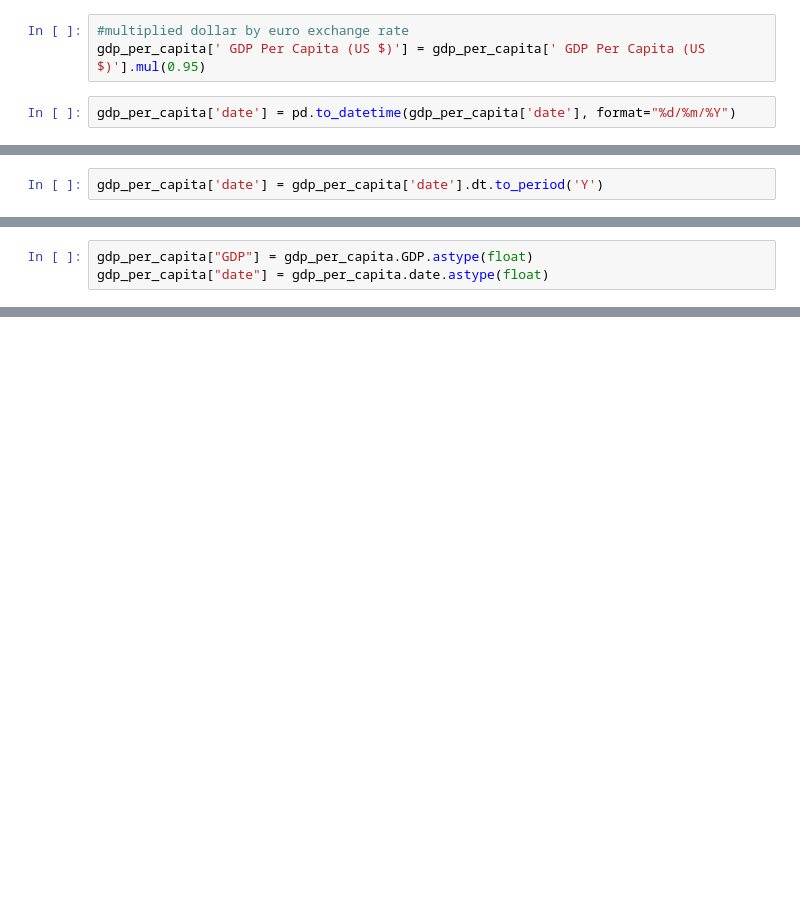
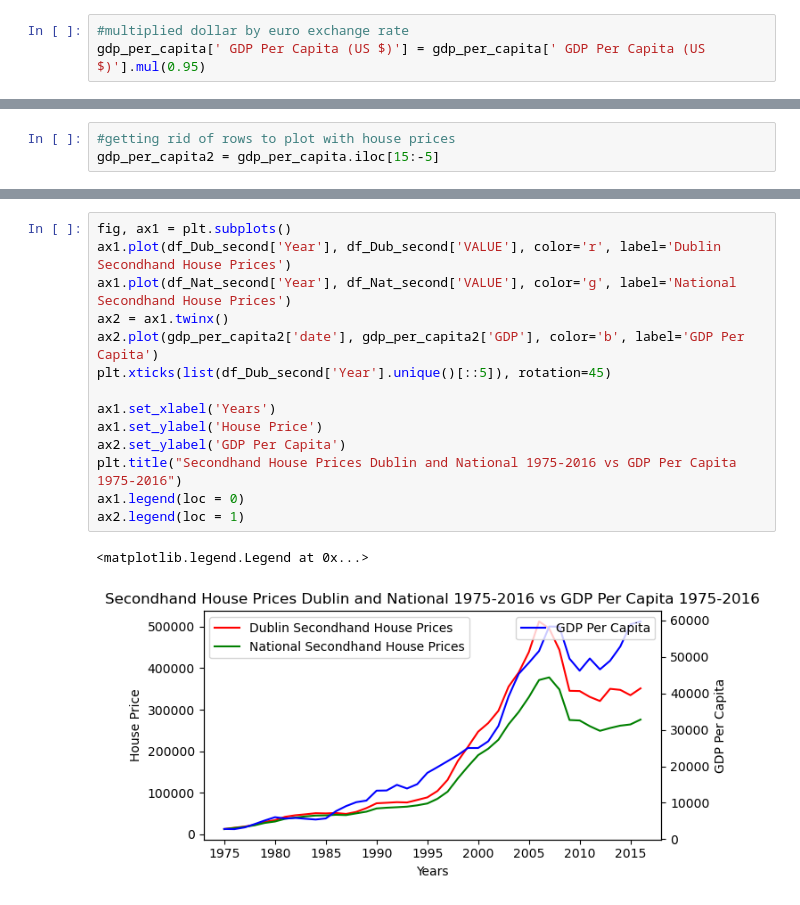
Before and after one commit to killiangriffin/UCDPA_KillianGriffin, a Jupyter notebook: experimental.ipynb, the cells around one changed output, grey strips where cells are left out. Cells and saved outputs as stored; diff of their text form; blank space fills up the shorter version.

```diff
--- a/experimental.ipynb
+++ b/experimental.ipynb
@@ -496,8 +366,6 @@ Name:  GDP Per Capita (US $), Length: 62, dtype: float64
 # %%
 #multiplied dollar by euro exchange rate
 gdp_per_capita[' GDP Per Capita (US $)'] = gdp_per_capita[' GDP Per Capita (US $)'].mul(0.95)
-# %%
-gdp_per_capita['date'] = pd.to_datetime(gdp_per_capita['date'], format="%d/%m/%Y")
 # %%
 print(gdp_per_capita['date'])
 # %% [output]
@@ -516,2 +383,0 @@ Name: date, Length: 62, dtype: datetime64[ns]
-# %%
-gdp_per_capita['date'] = gdp_per_capita['date'].dt.to_period('Y')
@@ -552,3 +383,0 @@ gdp_per_capita.rename(columns = {' GDP Per Capita (US $)':'GDP'}, inplace = True
-# %%
-gdp_per_capita["GDP"] = gdp_per_capita.GDP.astype(float)
-gdp_per_capita["date"] = gdp_per_capita.date.astype(float)
@@ -577,0 +521,3 @@ Text(0.5, 1.0, 'GDP Per Capita 1960-2021')
+# %%
+#getting rid of rows to plot with house prices
+gdp_per_capita2 = gdp_per_capita.iloc[15:-5]
@@ -577,0 +544,17 @@ Text(0.5, 1.0, 'GDP Per Capita 1960-2021')
+# %%
+fig, ax1 = plt.subplots()
+ax1.plot(df_Dub_second['Year'], df_Dub_second['VALUE'], color='r', label='Dublin Secondhand House Prices')
+ax1.plot(df_Nat_second['Year'], df_Nat_second['VALUE'], color='g', label='National Secondhand House Prices')
+ax2 = ax1.twinx()
+ax2.plot(gdp_per_capita2['date'], gdp_per_capita2['GDP'], color='b', label='GDP Per Capita')
+plt.xticks(list(df_Dub_second['Year'].unique()[::5]), rotation=45)
+
+ax1.set_xlabel('Years')
+ax1.set_ylabel('House Price')
+ax2.set_ylabel('GDP Per Capita')
+plt.title("Secondhand House Prices Dublin and National 1975-2016 vs GDP Per Capita 1975-2016")
+ax1.legend(loc = 0)
+ax2.legend(loc = 1)
+# %% [output]
+<matplotlib.legend.Legend at 0x...>
+[figure, added]
```
Also changed, not shown: parts of 52 cells of this notebook.
